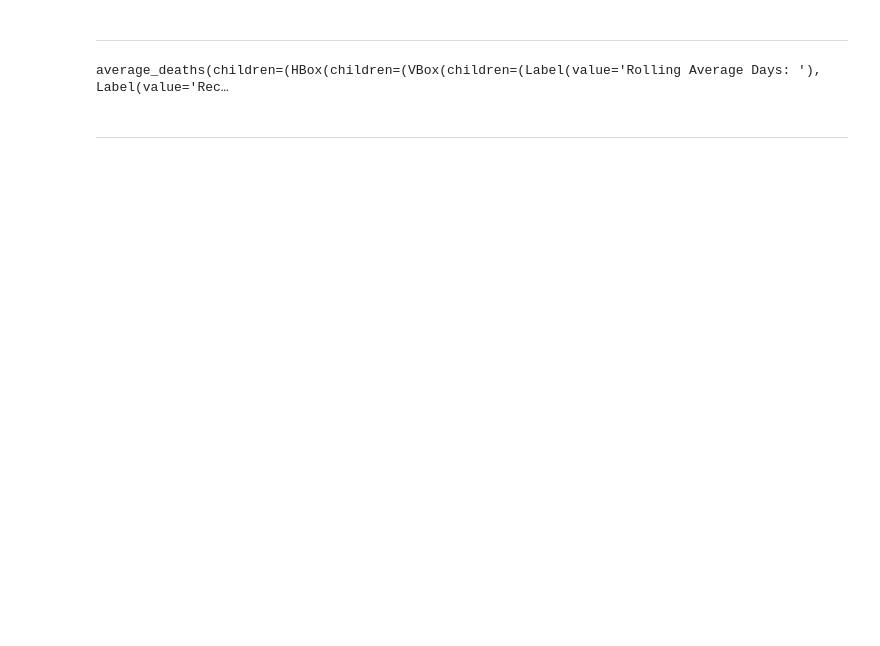
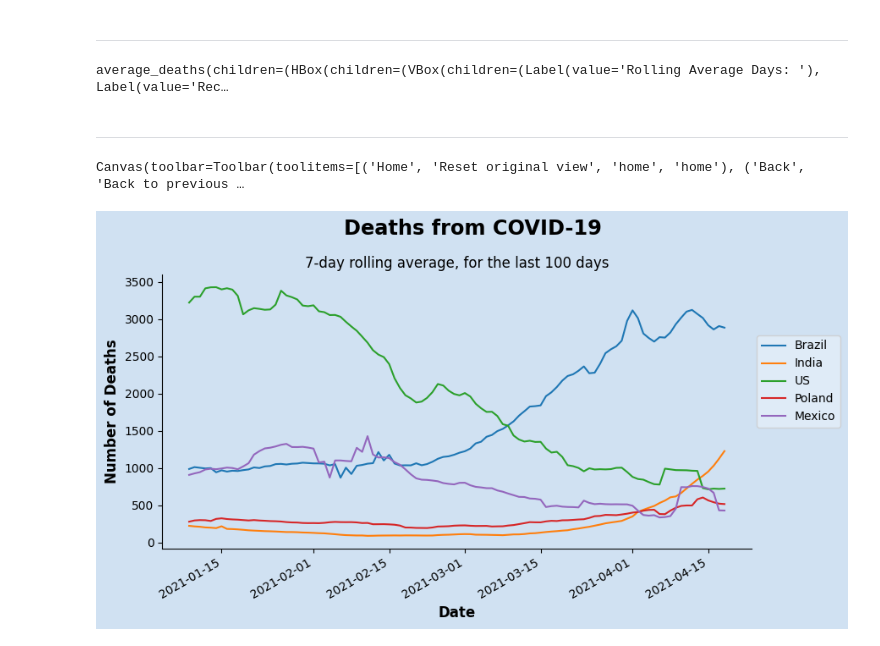
Before and after one commit to calleric/Notebooks, a Jupyter notebook: Rolling averages of deaths from COVID-19.ipynb, the cells around one changed output. Cells and saved outputs as stored; diff of their text form; code cells hidden in the pictures; blank space fills up the shorter version.

Commit message:
Added chart displayed as output

```diff
--- a/Rolling averages of deaths from COVID-19.ipynb
+++ b/Rolling averages of deaths from COVID-19.ipynb
@@ -158,3 +158,40 @@ average_deaths(daily_deaths_df)
 average_deaths(children=(HBox(children=(VBox(children=(Label(value='Rolling Average Days: '), Label(value='Rec…
 # %% [markdown]
 ---
+# %%
+def create_non_interactive_chart(df, rolling_days, recent_days):
+    fig, ax = plt.subplots(
+        figsize=(9, 5), facecolor=plt.cm.Blues(0.2)
+    )
+    fig.suptitle(
+        "Deaths from COVID-19", fontsize="xx-large", fontweight="bold"
+    )
+    ax.set_title(
+        f"{rolling_days}-day rolling average, for the last {recent_days} days"
+    )
+    ax.set_facecolor(plt.cm.Blues(0.2))
+    rolling_df = df.rolling(rolling_days, axis=1).mean()
+    top_countries = list(rolling_df.iloc[:, -1].sort_values(ascending=False).head(10).index)
+    for i, country in enumerate(top_countries[:5]):
+        ax.plot(
+            df.columns[-recent_days :],
+            rolling_df.loc[country].tail(recent_days),
+            label=country,
+            color=plt.cm.tab10(i),
+        )
+    ax.legend(
+        bbox_to_anchor=(1, 0.8), loc="upper left", facecolor=plt.cm.Blues(0.1)
+    )
+    ax.set_xlabel("Date", fontsize="large", fontweight="bold")
+    ax.set_ylabel("Number of Deaths", fontsize="large", fontweight="bold")
+    ax.spines["right"].set_visible(False)
+    ax.spines["top"].set_visible(False)
+    fig.autofmt_xdate()
+    plt.tight_layout()
+    fig.canvas.toolbar_position = "bottom"
+    return fig
+# %%
+create_non_interactive_chart(daily_deaths_df, 7, 100)
+# %% [output]
+Canvas(toolbar=Toolbar(toolitems=[('Home', 'Reset original view', 'home', 'home'), ('Back', 'Back to previous …
+[figure, added]
```
Also changed, not shown: parts of 1 cell of this notebook.
